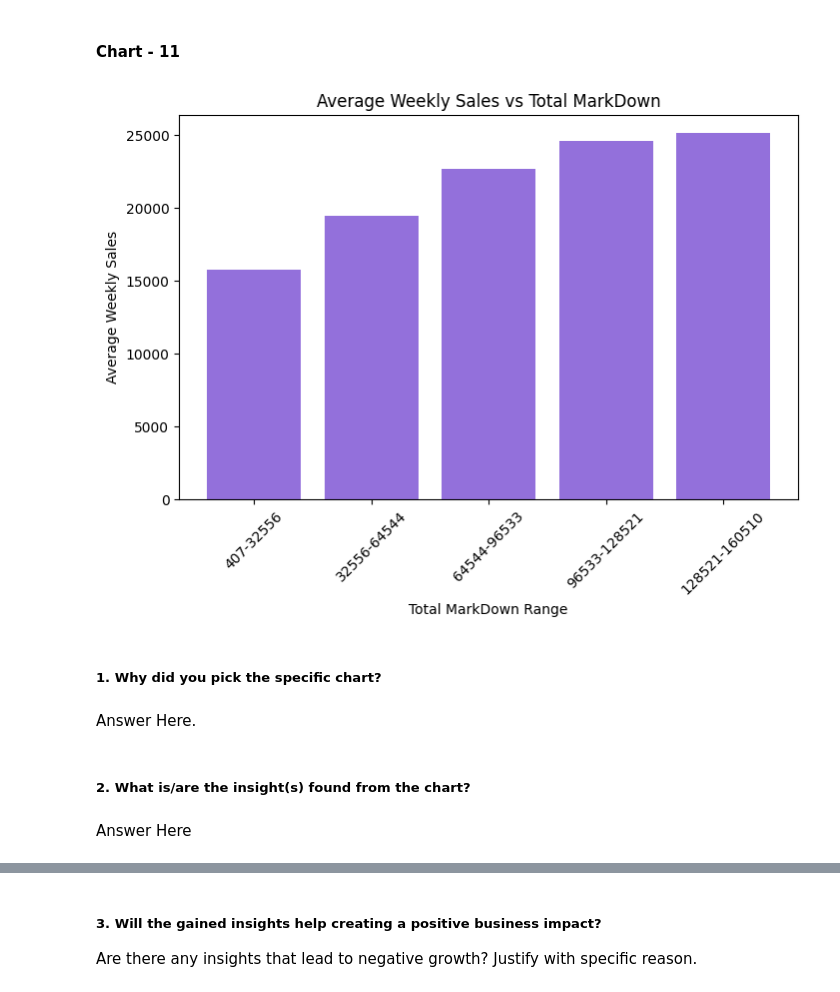
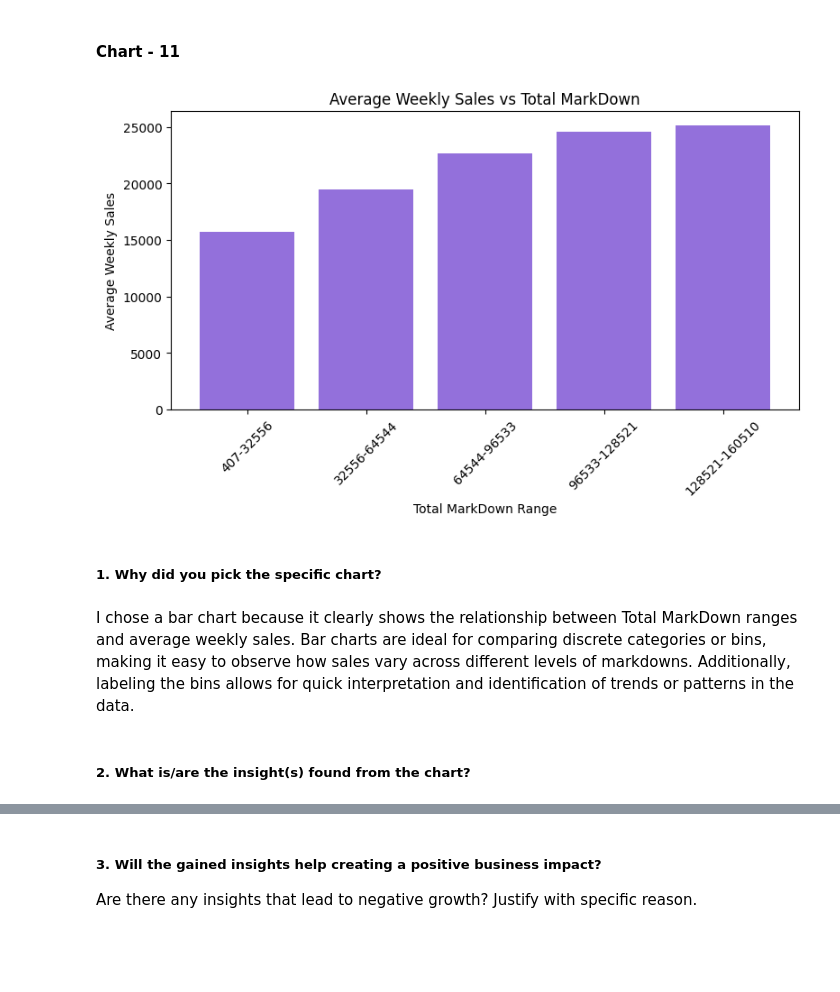
Before and after one commit to Pujakumari1202/Retail-Analytics, a Jupyter notebook: Sample_ML_Submission_Template (1).ipynb, the cells around one changed output, grey strips where cells are left out. Drawn from its saved outputs; the diff is of its cells as text; code cells hidden in the pictures; blank space fills up the shorter version.

```diff
--- a/Sample_ML_Submission_Template (1).ipynb
+++ b/Sample_ML_Submission_Template (1).ipynb
@@ -1227,34 +1227,35 @@ Justification: Without targeted promotions for these stores, the business may mi
 # %% [markdown]
 #### Chart - 11
 # %%
-# Chart - 11 visualization code
 import matplotlib.pyplot as plt
 import pandas as pd
+
+# Ensure Total_MarkDown column exists
+final_df['Total_MarkDown'] = final_df[['MarkDown1', 'MarkDown2', 'MarkDown3', 'MarkDown4', 'MarkDown5']].sum(axis=1)
 
 # Bin Total MarkDown into 5 ranges
 final_df['MarkDown_Bin'] = pd.cut(final_df['Total_MarkDown'], bins=5)
 
 # Calculate average weekly sales per markdown bin
-avg_sales_md = final_df.groupby('MarkDown_Bin', observed=True)['Weekly_Sales'].mean()
+avg_sales_md = final_df.groupby('MarkDown_Bin')['Weekly_Sales'].mean()
 
-# Format bin labels to show integers
+# Format bin labels as integers
 labels = [f'{int(interval.left)}-{int(interval.right)}' for interval in avg_sales_md.index]
 
-# Bar chart with clean labels
+# Bar chart
 plt.figure(figsize=(8,5))
 plt.bar(labels, avg_sales_md, color='mediumpurple')
 plt.title('Average Weekly Sales vs Total MarkDown')
 plt.xlabel('Total MarkDown Range')
 plt.ylabel('Average Weekly Sales')
 plt.xticks(rotation=45)
+plt.tight_layout()  # Adjust layout to prevent clipping
 plt.show()
 # %% [output]
-[figure, old version]
+[figure, new version]
 # %% [markdown]
 ##### 1. Why did you pick the specific chart?
-# %% [markdown]
-Answer Here.
+# %% [markdown]
+I chose a bar chart because it clearly shows the relationship between Total MarkDown ranges and average weekly sales. Bar charts are ideal for comparing discrete categories or bins, making it easy to observe how sales vary across different levels of markdowns. Additionally, labeling the bins allows for quick interpretation and identification of trends or patterns in the data.
 # %% [markdown]
 ##### 2. What is/are the insight(s) found from the chart?
-# %% [markdown]
-Answer Here
```
Also changed, not shown: parts of 99 cells of this notebook.
